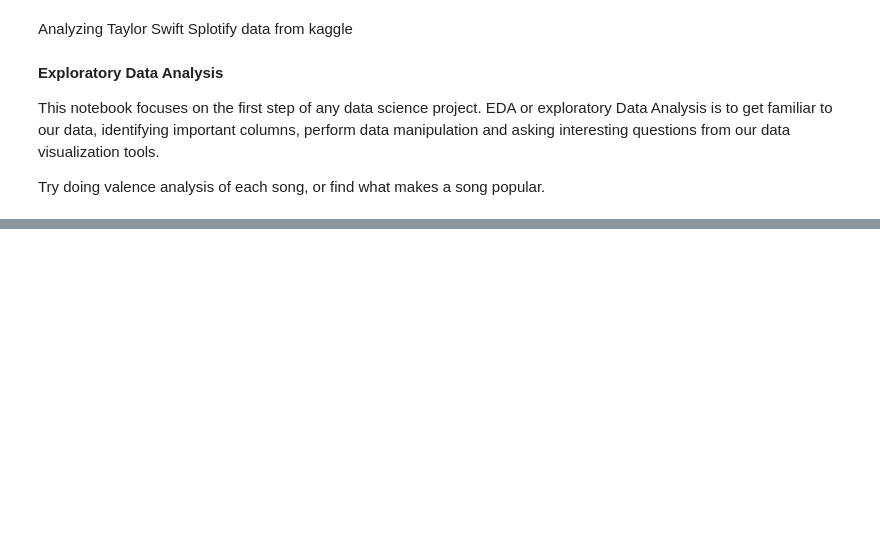
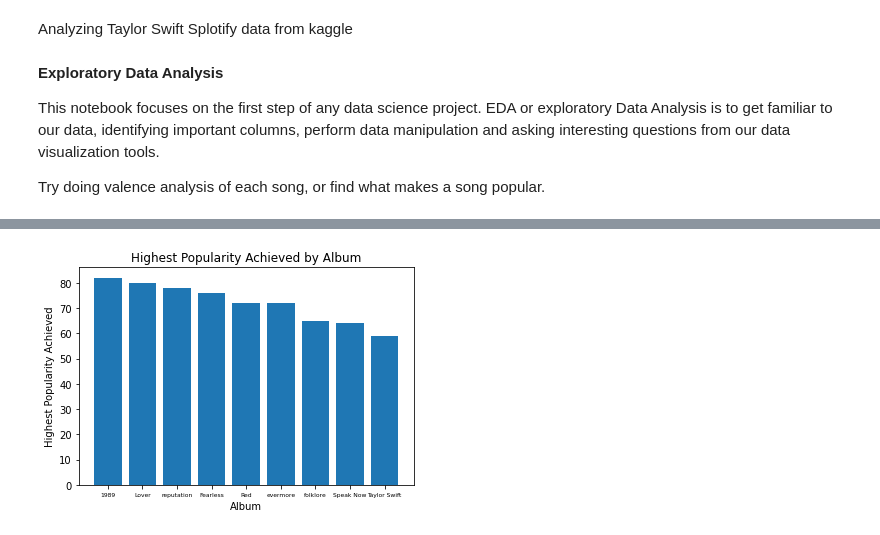
Before and after one commit to vrushalipr/taylor_swift_spotify_data_analysis, a Jupyter notebook: Taylor_Swift_Spotify_Data.ipynb, the cells around one changed output, grey strips where cells are left out. Cells and saved outputs as stored; diff of their text form; code cells hidden in the pictures; blank space fills up the shorter version.

```diff
--- a/Taylor_Swift_Spotify_Data.ipynb
+++ b/Taylor_Swift_Spotify_Data.ipynb
@@ -149,0 +58,12 @@ Name: popularity, dtype: int64
+# %%
+album = ["1989","Lover","reputation","Fearless","Red","evermore","folklore","Speak Now","Taylor Swift"]
+maxpopularity = [82,80,78,76,72,72,65,64,59]
+
+plt.bar(album, maxpopularity)
+plt.title('Highest Popularity Achieved by Album')
+plt.xlabel('Album')
+plt.ylabel('Highest Popularity Achieved')
+plt.xticks(fontsize=6)
+plt.show()
+# %% [output]
+[figure, added]
```
Also changed, not shown: parts of 44 cells of this notebook.
